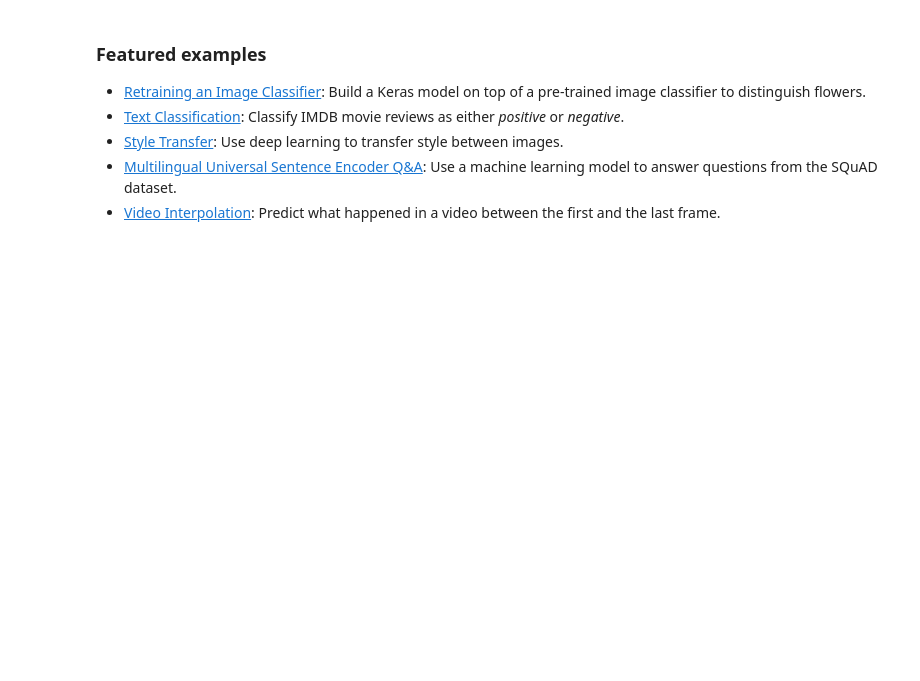
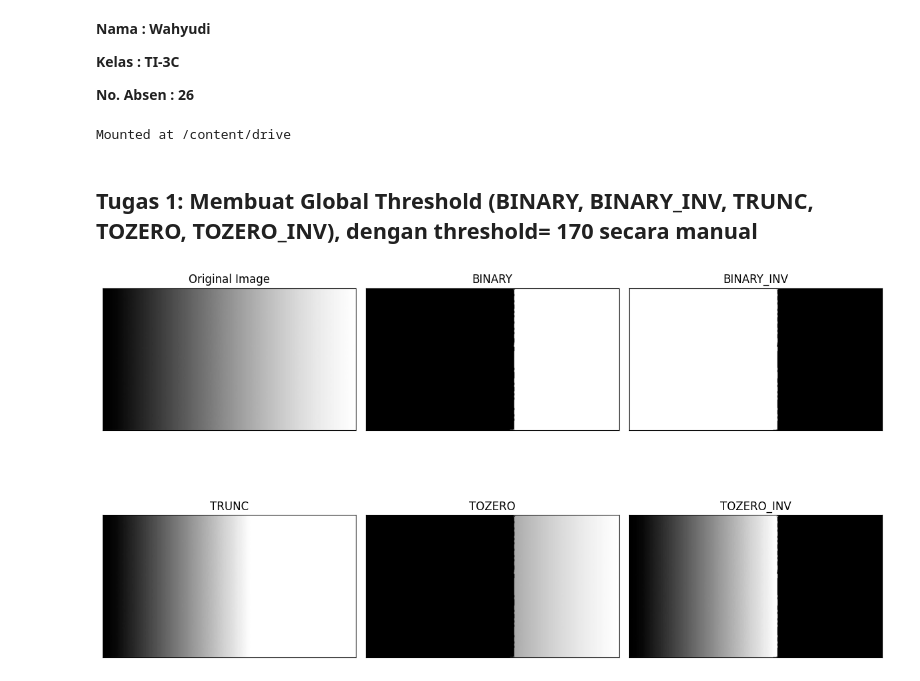
Before and after one commit to wahyudi0018/PCVK_Ganjil_2024, a Jupyter notebook: Modul10_PCVK.ipynb, the cells around one changed output. Saved outputs shown, nothing was run; the diff lists cells and outputs as text; code cells hidden in the pictures; blank space fills up the shorter version.

```diff
--- a/Modul10_PCVK.ipynb
+++ b/Modul10_PCVK.ipynb
@@ -173,14 +3,11 @@ These are a few of the notebooks from Google's online Machine Learning course. S
-# %% [markdown]
-<div class="markdown-google-sans">
-
-<a name="machine-learning-examples"></a>
-
-### Featured examples
-
-</div>
-
-- [Retraining an Image Classifier](https://tensorflow.org/hub/tutorials/tf2_image_retraining): Build a Keras model on top of a pre-trained image classifier to distinguish flowers.
-- [Text Classification](https://tensorflow.org/hub/tutorials/tf2_text_classification): Classify IMDB movie reviews as either *positive* or *negative*.
-- [Style Transfer](https://tensorflow.org/hub/tutorials/tf2_arbitrary_image_stylization): Use deep learning to transfer style between images.
-- [Multilingual Universal Sentence Encoder Q&A](https://tensorflow.org/hub/tutorials/retrieval_with_tf_hub_universal_encoder_qa): Use a machine learning model to answer questions from the SQuAD dataset.
-- [Video Interpolation](https://tensorflow.org/hub/tutorials/tweening_conv3d): Predict what happened in a video between the first and the last frame.
+# %% [markdown]
+**Nama  : Wahyudi**
+
+**Kelas : TI-3C**
+
+**No. Absen : 26**
+# %%
+from google.colab import drive
+drive.mount('/content/drive')
+# %% [output]
+Mounted at /content/drive
@@ -186,0 +18,36 @@ These are a few of the notebooks from Google's online Machine Learning course. S
+# %% [markdown]
+## Tugas 1: Membuat Global Threshold (BINARY, BINARY_INV, TRUNC, TOZERO, TOZERO_INV), dengan threshold= 170 secara manual
+# %%
+# Memuat gambar
+img = cv2.imread('/content/drive/MyDrive/PCVK/Images/gradient.jpg', cv2.IMREAD_GRAYSCALE)
+
+# Definisikan nilai threshold
+nilai_threshold = 170
+
+# Terapkan setiap jenis threshold secara manual
+_, binary = cv2.threshold(img, nilai_threshold, 255, cv2.THRESH_BINARY)
+_, binary_inv = cv2.threshold(img, nilai_threshold, 255, cv2.THRESH_BINARY_INV)
+_, trunc = cv2.threshold(img, nilai_threshold, 255, cv2.THRESH_TRUNC)
+_, tozero = cv2.threshold(img, nilai_threshold, 255, cv2.THRESH_TOZERO)
+_, tozero_inv = cv2.threshold(img, nilai_threshold, 255, cv2.THRESH_TOZERO_INV)
+
+# Daftar gambar dan judul
+gambar = [img, binary, binary_inv, trunc, tozero, tozero_inv]
+judul = ['Original Image', 'BINARY', 'BINARY_INV', 'TRUNC', 'TOZERO', 'TOZERO_INV']
+
+# Fungsi untuk menampilkan gambar
+def tampilkan_gambar(gambar, judul, nrows, ncols):
+    plt.figure(figsize=(12, 8))
+    for i in range(len(gambar)):
+        plt.subplot(nrows, ncols, i + 1)
+        plt.imshow(gambar[i], 'gray')
+        plt.title(judul[i])
+        plt.xticks([]), plt.yticks([])
+
+    plt.tight_layout()
+    plt.show()
+
+# Menampilkan gambar
+tampilkan_gambar(gambar, judul, 2, 3)
+# %% [output]
+[figure, added]
```
Also changed, not shown: parts of 26 cells of this notebook.
